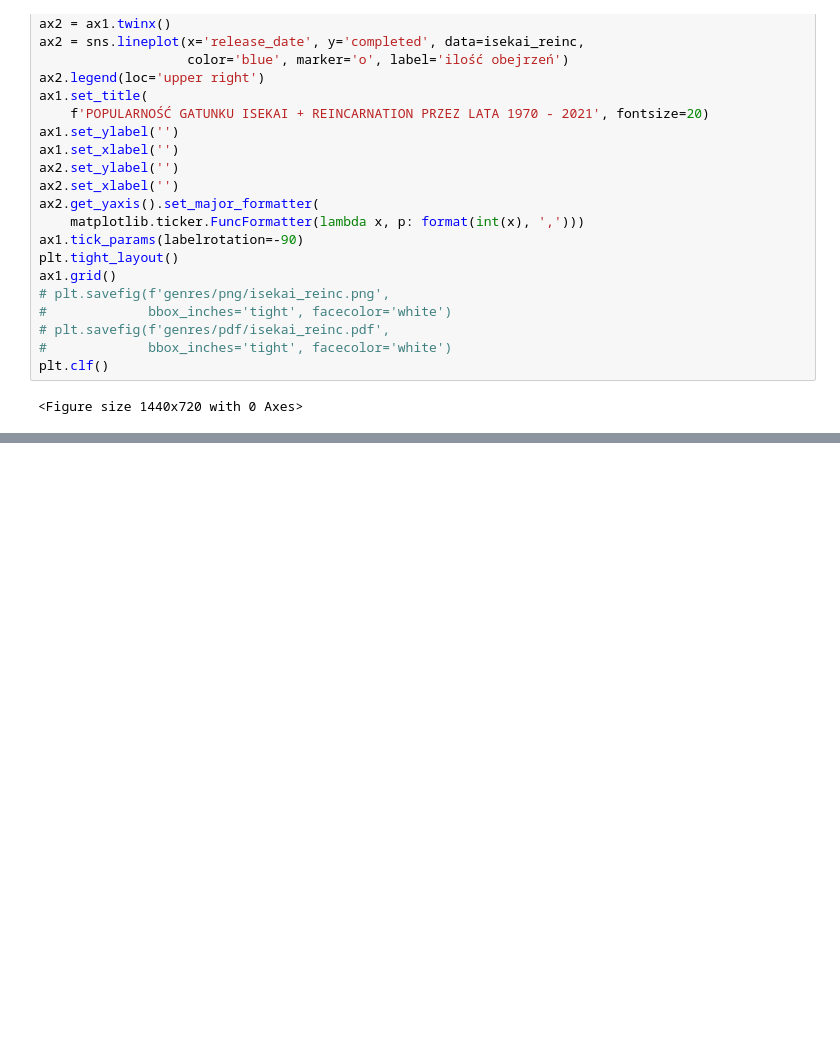
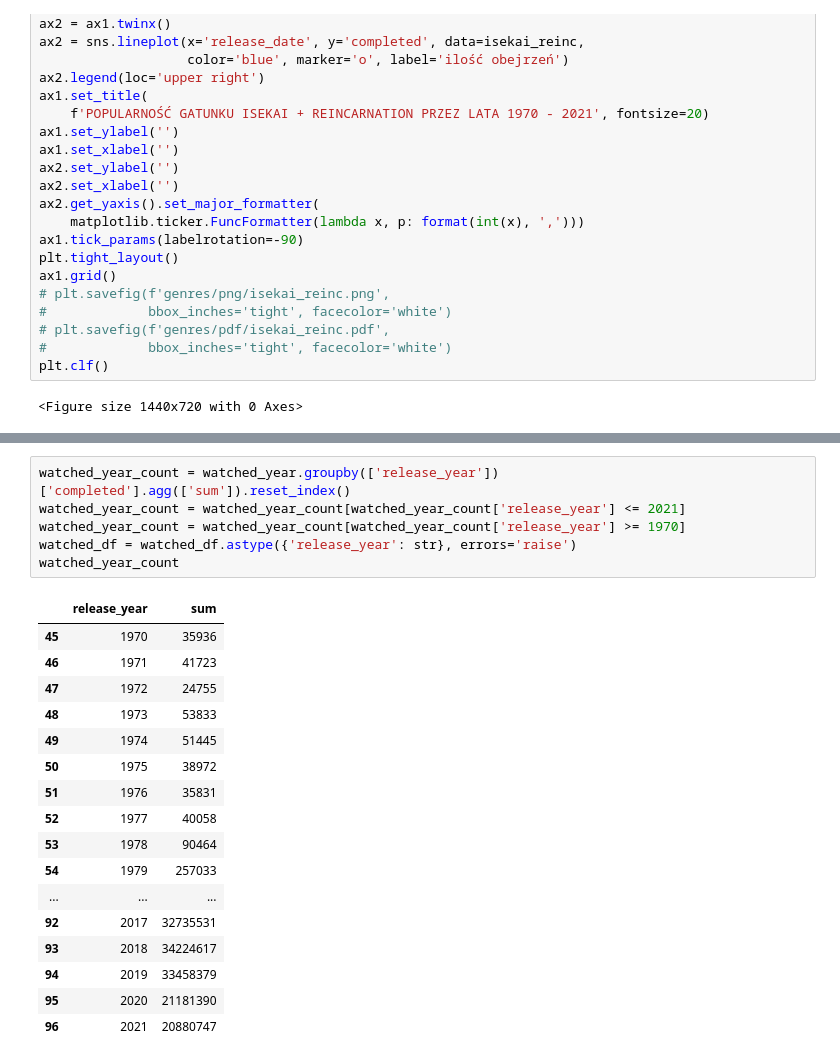
Before and after one commit to BloodyShrimp/Visualizing_Anime, a Jupyter notebook: data_refining.ipynb, the cells around one changed output, grey strips where cells are left out. Cells and saved outputs as stored; diff of their text form; blank space fills up the shorter version.

```diff
--- a/data_refining.ipynb
+++ b/data_refining.ipynb
@@ -496,0 +522,24 @@ plt.clf()
+# %%
+watched_year_count = watched_year.groupby(['release_year'])['completed'].agg(['sum']).reset_index()
+watched_year_count = watched_year_count[watched_year_count['release_year'] <= 2021]
+watched_year_count = watched_year_count[watched_year_count['release_year'] >= 1970]
+watched_df = watched_df.astype({'release_year': str}, errors='raise')
+watched_year_count
+# %% [output]
+|  | release_year | sum |
+| 45 | 1970 | 35936 |
+| 46 | 1971 | 41723 |
+| 47 | 1972 | 24755 |
+| 48 | 1973 | 53833 |
+| 49 | 1974 | 51445 |
+| 50 | 1975 | 38972 |
+| 51 | 1976 | 35831 |
+| 52 | 1977 | 40058 |
+| 53 | 1978 | 90464 |
+| 54 | 1979 | 257033 |
+| ... | ... | ... |
+| 92 | 2017 | 32735531 |
+| 93 | 2018 | 34224617 |
+| 94 | 2019 | 33458379 |
+| 95 | 2020 | 21181390 |
+| 96 | 2021 | 20880747 |
```
Also changed, not shown: parts of 5 cells of this notebook.
